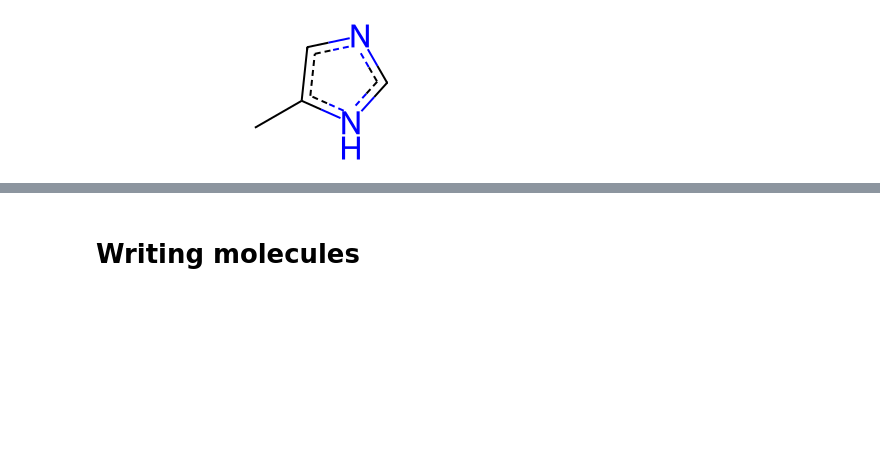
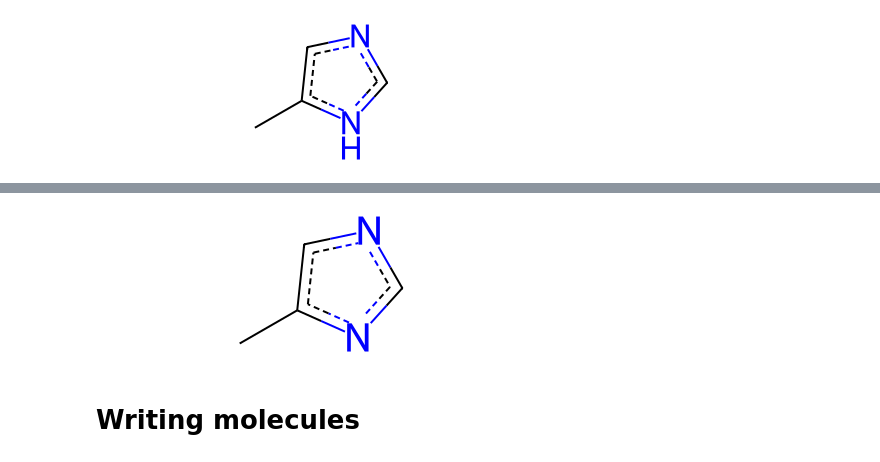
Before and after one commit to greglandrum/AICHEM_2024, a Jupyter notebook: RDKit_Intro.ipynb, the cells around one changed output, grey strips where cells are left out. Saved outputs shown, nothing was run; the diff lists cells and outputs as text; code cells hidden in the pictures; blank space fills up the shorter version.

```diff
--- a/RDKit_Intro.ipynb
+++ b/RDKit_Intro.ipynb
@@ -325,3 +381,7 @@ pyr
+# %%
+Chem.MolFromSmiles('c1nc(C)cn1',sanitize=False)
+# %% [output]
+[figure, added]
 # %%
 IPythonConsole.kekulizeStructures = True
 # %% [markdown]
```
Also changed, not shown: parts of 45 cells of this notebook.
